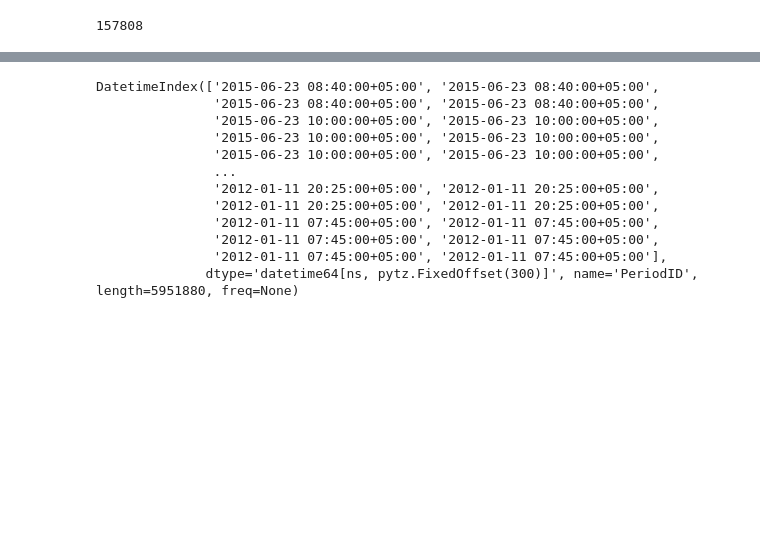
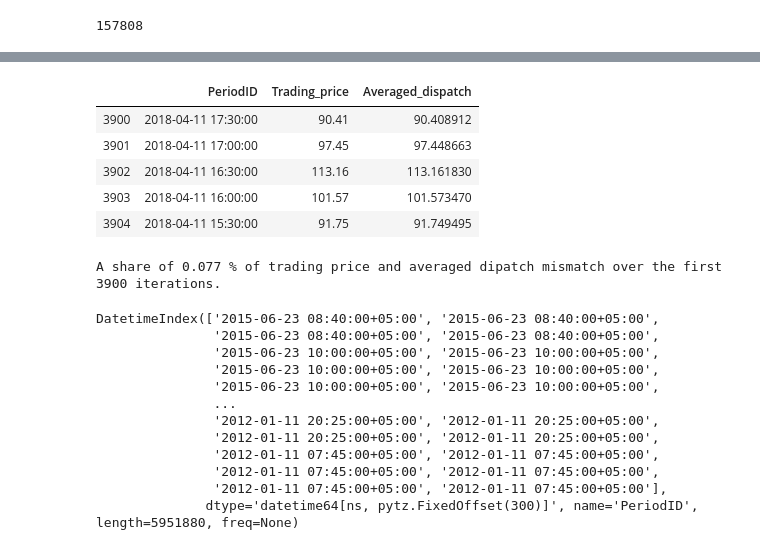
Before and after one commit to bkubsch/marginal-carbon, a Jupyter notebook: notebooks/05_Dispatched_vs_traded.ipynb, the cells around one changed output, grey strips where cells are left out. Saved outputs shown, nothing was run; the diff lists cells and outputs as text; code cells hidden in the pictures; blank space fills up the shorter version.

```diff
--- a/notebooks/Dispatched_vs_traded.ipynb
+++ b/notebooks/05_Dispatched_vs_traded.ipynb
@@ -344,3 +219,18 @@ dtype('O')
+# %%
+df_trading_price_corr.iloc[3900:3905]
+# %% [output]
+|  | PeriodID | Trading_price | Averaged_dispatch |
+| 3900 | 2018-04-11 17:30:00 | 90.41 | 90.408912 |
+| 3901 | 2018-04-11 17:00:00 | 97.45 | 97.448663 |
+| 3902 | 2018-04-11 16:30:00 | 113.16 | 113.161830 |
+| 3903 | 2018-04-11 16:00:00 | 101.57 | 101.573470 |
+| 3904 | 2018-04-11 15:30:00 | 91.75 | 91.749495 |
+# %%
+print("A share of {} % of trading price and averaged dipatch mismatch over the first 3900 iterations."\
+      .format(round((((sum(abs(df_trading_price_corr.Trading_price.iloc[:3900]\
+          - df_trading_price_corr.Averaged_dispatch.iloc[:3900]) > 0.01))/3900)*100), 3)))
+# %% [output]
+A share of 0.077 % of trading price and averaged dipatch mismatch over the first 3900 iterations.
 # %%
 meh.set_index("PeriodID", inplace=True)
 meh.index = pd.to_datetime(meh.index)
```
Also changed, not shown: parts of 17 cells of this notebook, 6 other files.
